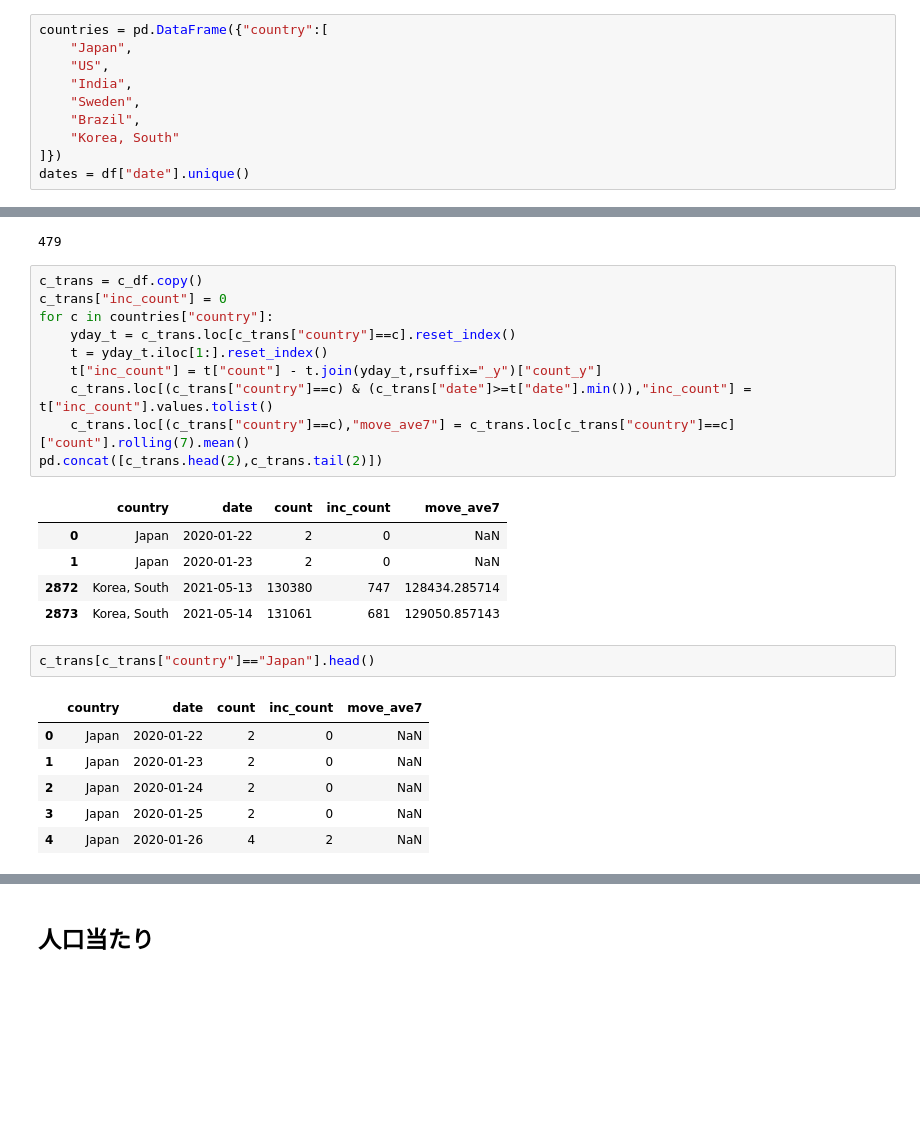
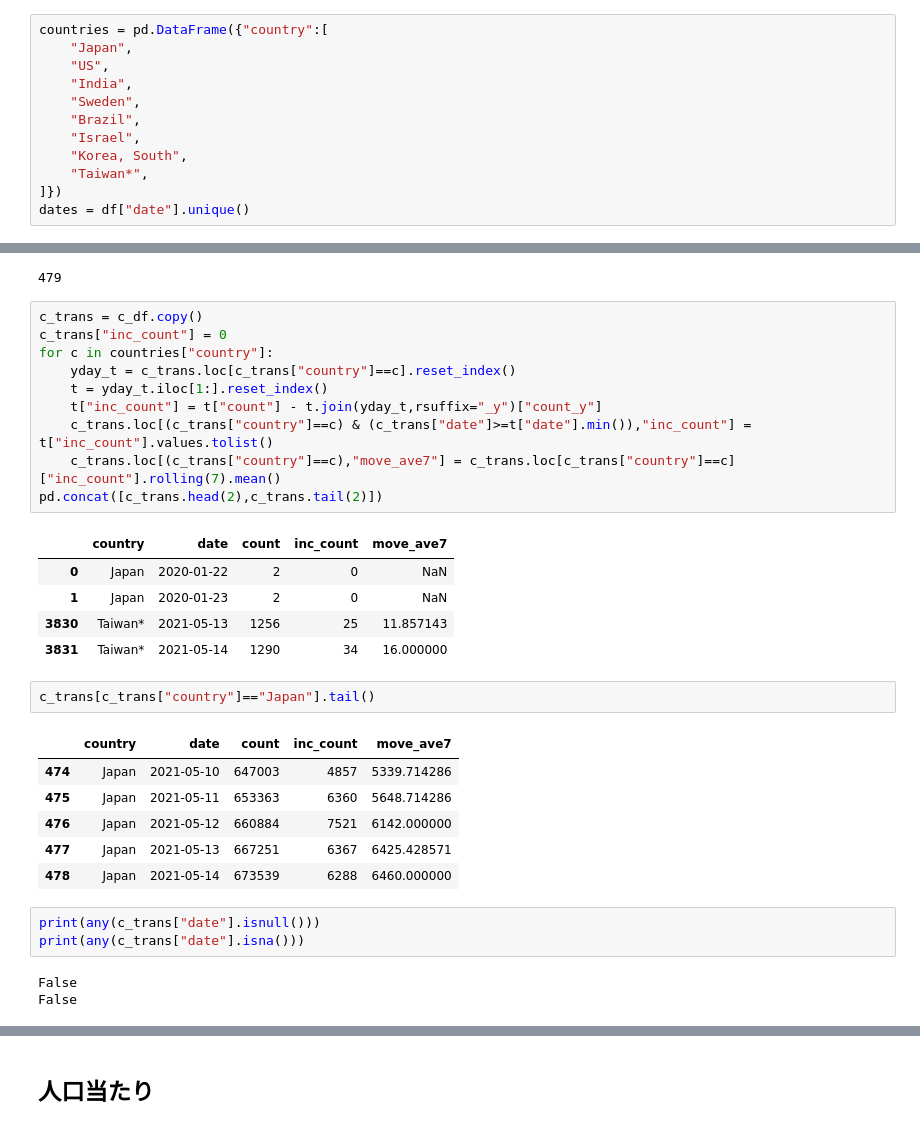
Before and after one commit to marzg510/data-analyze-covid-19, a Jupyter notebook: covid-19-global-daily.ipynb, the cells around one changed output, grey strips where cells are left out. Cells and saved outputs as stored; diff of their text form; blank space fills up the shorter version.

```diff
--- a/covid-19-global-daily.ipynb
+++ b/covid-19-global-daily.ipynb
@@ -138,7 +158,9 @@ countries = pd.DataFrame({"country":[
     "India",
     "Sweden",
     "Brazil",
-    "Korea, South"
+    "Israel",
+    "Korea, South",
+    "Taiwan*",
 ]})
 dates = df["date"].unique()
 # %%
@@ -182,20 +206,26 @@ for c in countries["country"]:
     t = yday_t.iloc[1:].reset_index()
     t["inc_count"] = t["count"] - t.join(yday_t,rsuffix="_y")["count_y"]
     c_trans.loc[(c_trans["country"]==c) & (c_trans["date"]>=t["date"].min()),"inc_count"] = t["inc_count"].values.tolist()
-    c_trans.loc[(c_trans["country"]==c),"move_ave7"] = c_trans.loc[c_trans["country"]==c]["count"].rolling(7).mean()
+    c_trans.loc[(c_trans["country"]==c),"move_ave7"] = c_trans.loc[c_trans["country"]==c]["inc_count"].rolling(7).mean()
 pd.concat([c_trans.head(2),c_trans.tail(2)])
 # %% [output]
 |  | country | date | count | inc_count | move_ave7 |
 | 0 | Japan | 2020-01-22 | 2 | 0 | NaN |
 | 1 | Japan | 2020-01-23 | 2 | 0 | NaN |
-| 2872 | Korea, South | 2021-05-13 | 130380 | 747 | 128434.285714 |
-| 2873 | Korea, South | 2021-05-14 | 131061 | 681 | 129050.857143 |
+| 3830 | Taiwan* | 2021-05-13 | 1256 | 25 | 11.857143 |
+| 3831 | Taiwan* | 2021-05-14 | 1290 | 34 | 16.000000 |
 # %%
-c_trans[c_trans["country"]=="Japan"].head()
+c_trans[c_trans["country"]=="Japan"].tail()
 # %% [output]
 |  | country | date | count | inc_count | move_ave7 |
-| 0 | Japan | 2020-01-22 | 2 | 0 | NaN |
-| 1 | Japan | 2020-01-23 | 2 | 0 | NaN |
-| 2 | Japan | 2020-01-24 | 2 | 0 | NaN |
-| 3 | Japan | 2020-01-25 | 2 | 0 | NaN |
-| 4 | Japan | 2020-01-26 | 4 | 2 | NaN |
+| 474 | Japan | 2021-05-10 | 647003 | 4857 | 5339.714286 |
+| 475 | Japan | 2021-05-11 | 653363 | 6360 | 5648.714286 |
+| 476 | Japan | 2021-05-12 | 660884 | 7521 | 6142.000000 |
+| 477 | Japan | 2021-05-13 | 667251 | 6367 | 6425.428571 |
+| 478 | Japan | 2021-05-14 | 673539 | 6288 | 6460.000000 |
+# %%
+print(any(c_trans["date"].isnull()))
+print(any(c_trans["date"].isna()))
+# %% [output]
+False
+False
```
Also changed, not shown: parts of 16 cells of this notebook, 13 other files.
